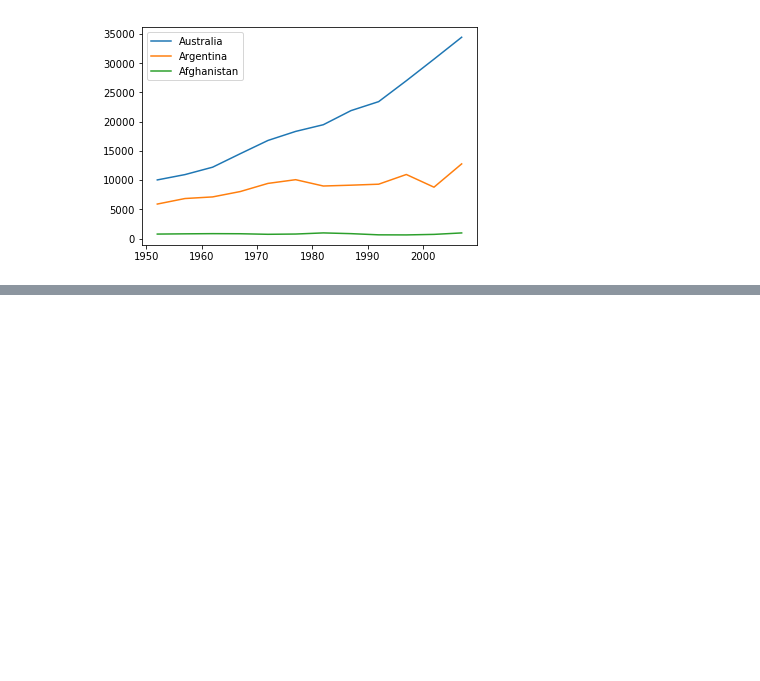
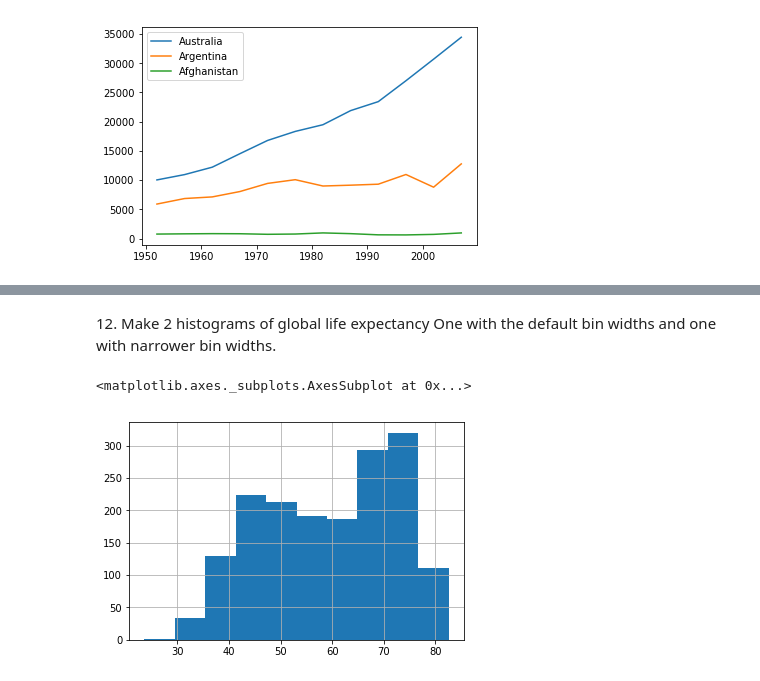
Before and after one commit to VenturaFranklin/20170225_Solutions, a Jupyter notebook: Capstone Solution.ipynb, the cells around one changed output, grey strips where cells are left out. Cells and saved outputs as stored; diff of their text form; code cells hidden in the pictures; blank space fills up the shorter version.

```diff
--- a/Capstone Solution.ipynb
+++ b/Capstone Solution.ipynb
@@ -45,0 +77,2 @@ plot_countries_year_vs_type(["Australia", "Argentina", "Afghanistan"], "gdpPerca
+# %%
+data = pd.read_csv("data/gapminder.csv")
@@ -45,0 +151,7 @@ plot_countries_year_vs_type(["Australia", "Argentina", "Afghanistan"], "gdpPerca
+# %% [markdown]
+12\. Make 2 histograms of global life expectancy One with the default bin widths and one with narrower bin widths.
+# %%
+data["lifeExp"].hist()
+# %% [output]
+<matplotlib.axes._subplots.AxesSubplot at 0x...>
+[figure, added]
```
Also changed, not shown: parts of 17 cells of this notebook.
